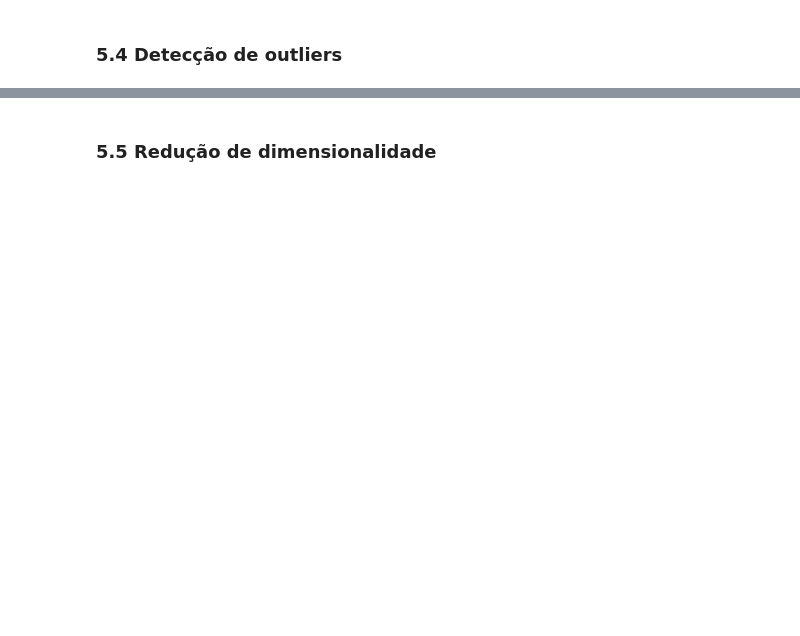
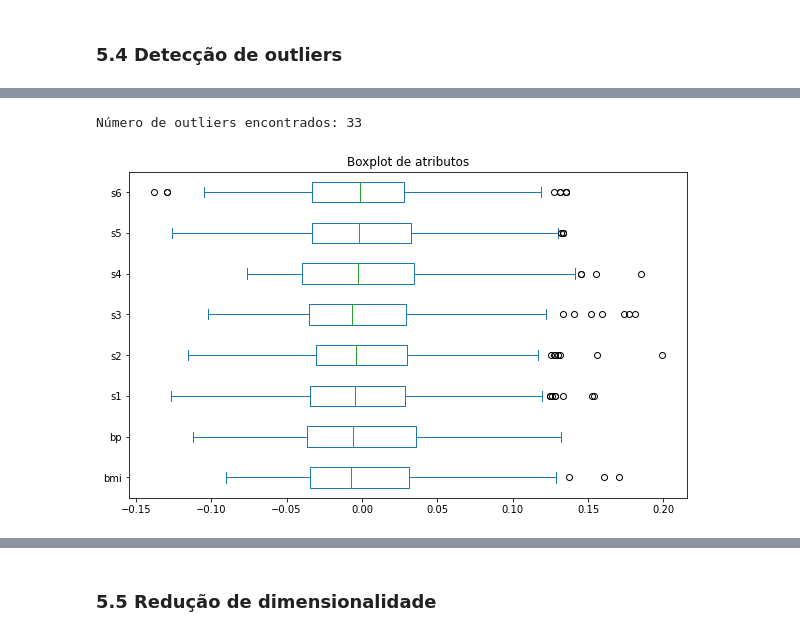
Before and after one commit to brenoslivio/CompVis_ICMC, a Jupyter notebook: Aula_01/Aula_01.ipynb, the cells around one changed output, grey strips where cells are left out. Saved outputs shown, nothing was run; the diff lists cells and outputs as text; code cells hidden in the pictures; blank space fills up the shorter version.

```diff
--- a/Aula_01/Aula_01.ipynb
+++ b/Aula_01/Aula_01.ipynb
@@ -689,0 +845,24 @@ diabetes_X_null_knn.head()
+# %%
+diabetes_X_select = diabetes_X.drop(["age", "sex"], axis="columns")
+
+factor = 1.5
+Q1 = diabetes_X_select.quantile(0.25)
+Q3 = diabetes_X_select.quantile(0.75)
+IQR = Q3 - Q1
+
+lower_range = Q1 - (factor * IQR)
+upper_range = Q3 + (factor * IQR)
+
+diabetes_X_outliers = (
+    (diabetes_X_select < lower_range) |
+    (diabetes_X_select > upper_range)
+).any(axis="columns")
+
+print("Número de outliers encontrados: {}\n".format(diabetes_X_outliers.sum()))
+
+diabetes_X_select.plot.box(
+    vert=False,
+    title="Boxplot de atributos", figsize=(10, 6));
+# %% [output]
+Número de outliers encontrados: 33
+[figure, added]
```
Also changed, not shown: parts of 22 cells of this notebook.
